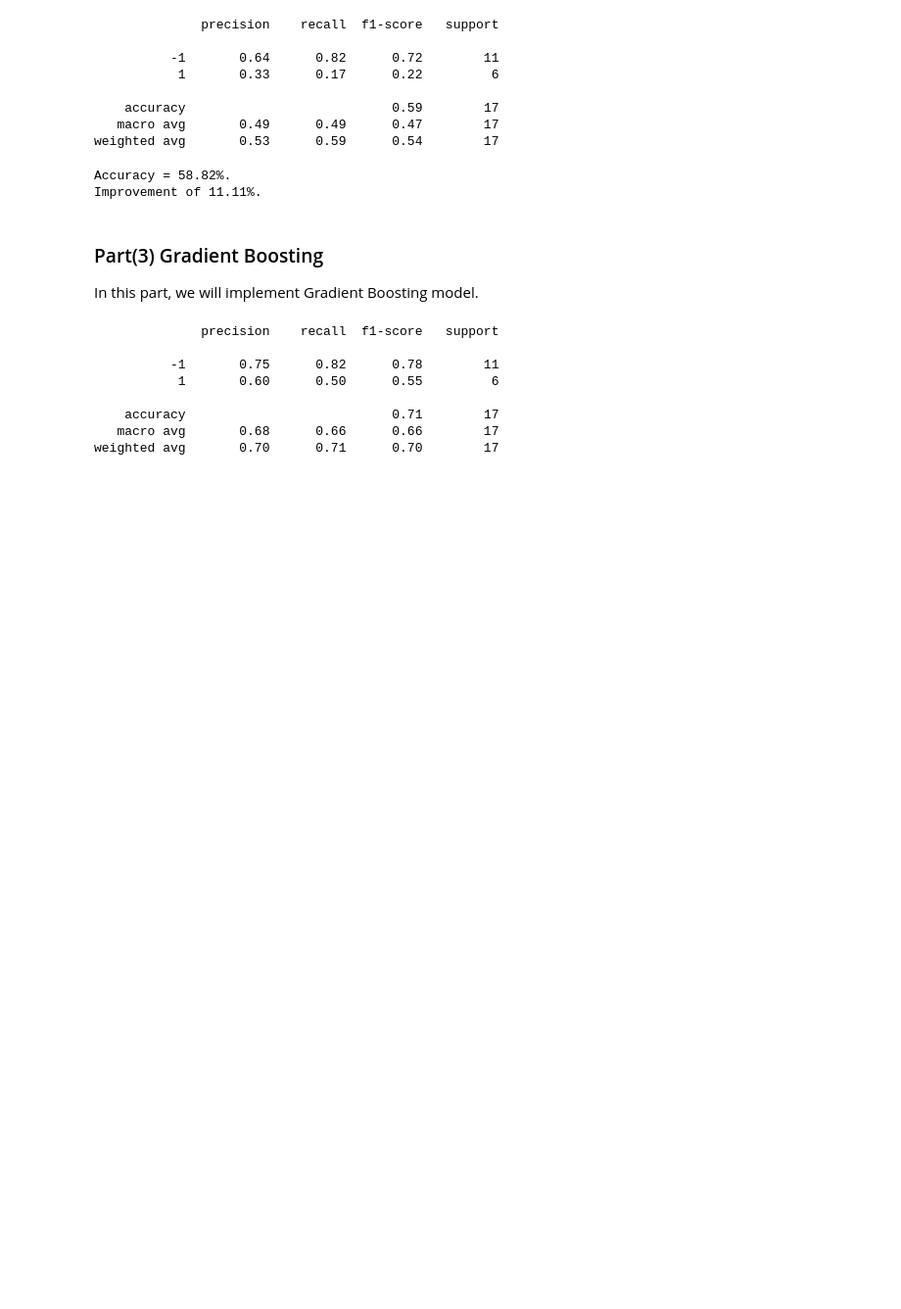
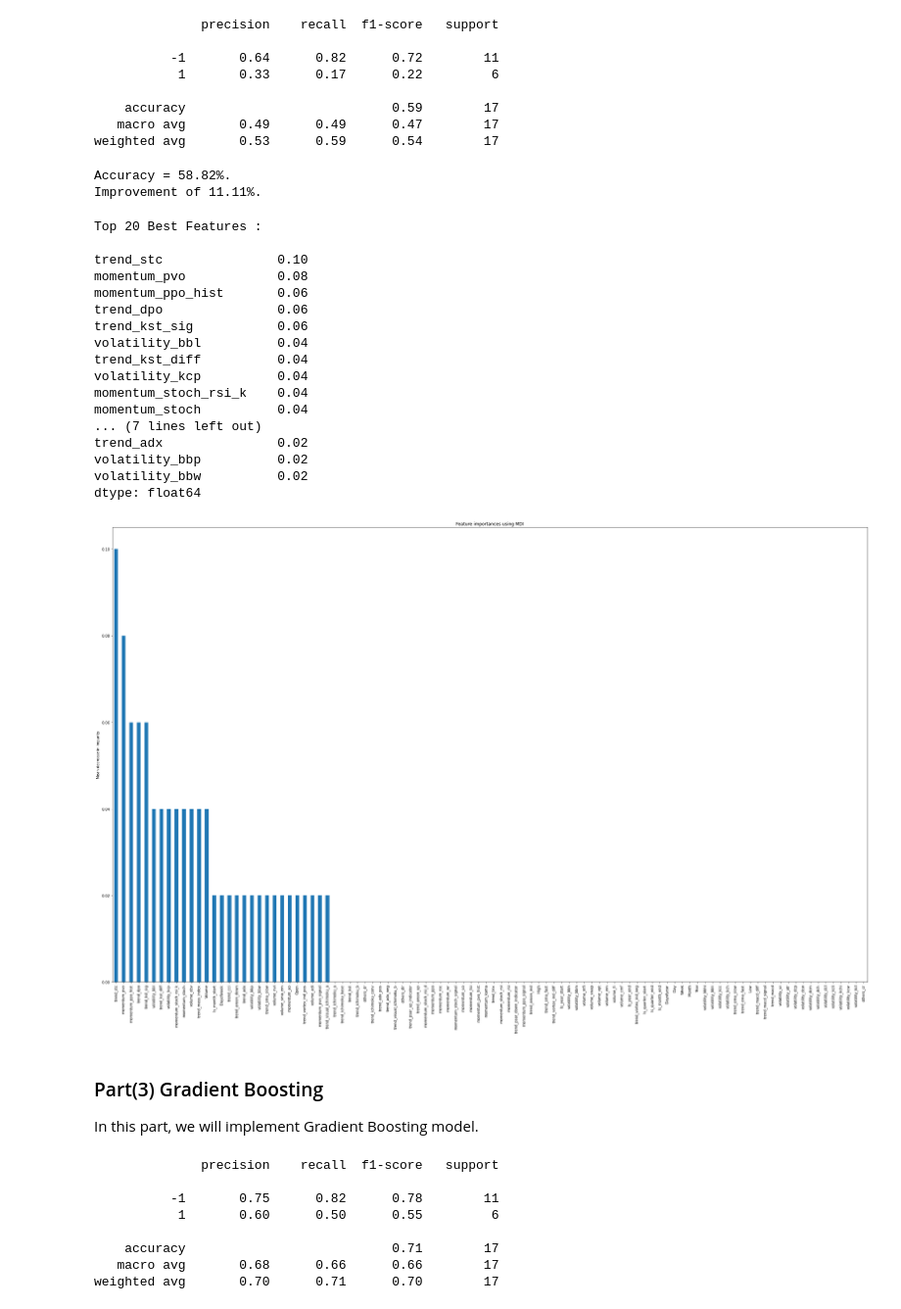
Before and after one commit to maggiechen615/Stock_Stalkers, a Jupyter notebook: Randomforest.ipynb, the cells around one changed output. Shown at 98% size. Cells and saved outputs as stored; diff of their text form; code cells hidden in the pictures; blank space fills up the shorter version.

```diff
--- a/Randomforest.ipynb
+++ b/Randomforest.ipynb
@@ -279,6 +299,27 @@ print('Improvement of {:0.2f}%.'.format( 100 * (ada_accuracy - base_accuracy) /
 # %% [output]
 Accuracy = 58.82%.
 Improvement of 11.11%.
+# %%
+feature_importance(ada_model)
+# %% [output]
+Top 20 Best Features :
+
+trend_stc               0.10
+momentum_pvo            0.08
+momentum_ppo_hist       0.06
+trend_dpo               0.06
+trend_kst_sig           0.06
+volatility_bbl          0.04
+trend_kst_diff          0.04
+volatility_kcp          0.04
+momentum_stoch_rsi_k    0.04
+momentum_stoch          0.04
+... (7 lines left out)
+trend_adx               0.02
+volatility_bbp          0.02
+volatility_bbw          0.02
+dtype: float64
+[figure, added]
 # %%
 # Hyperparameter tuning : Didn't improve accuracy
 # random_grid_adaboost = {'n_estimators': [int(x) for x in np.linspace(start = 200, stop = 2000, num = 10)],
```
Also changed, not shown: parts of 14 cells of this notebook.
